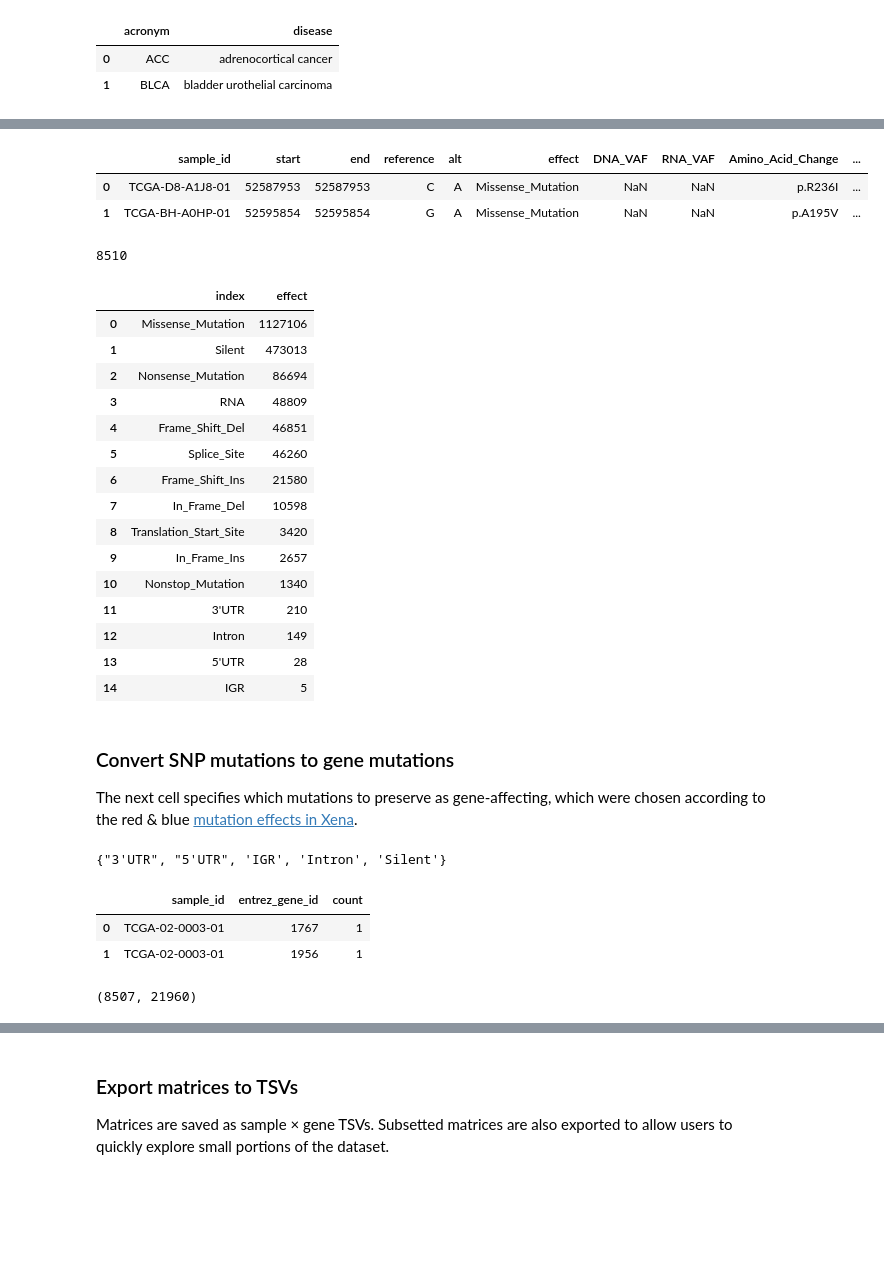
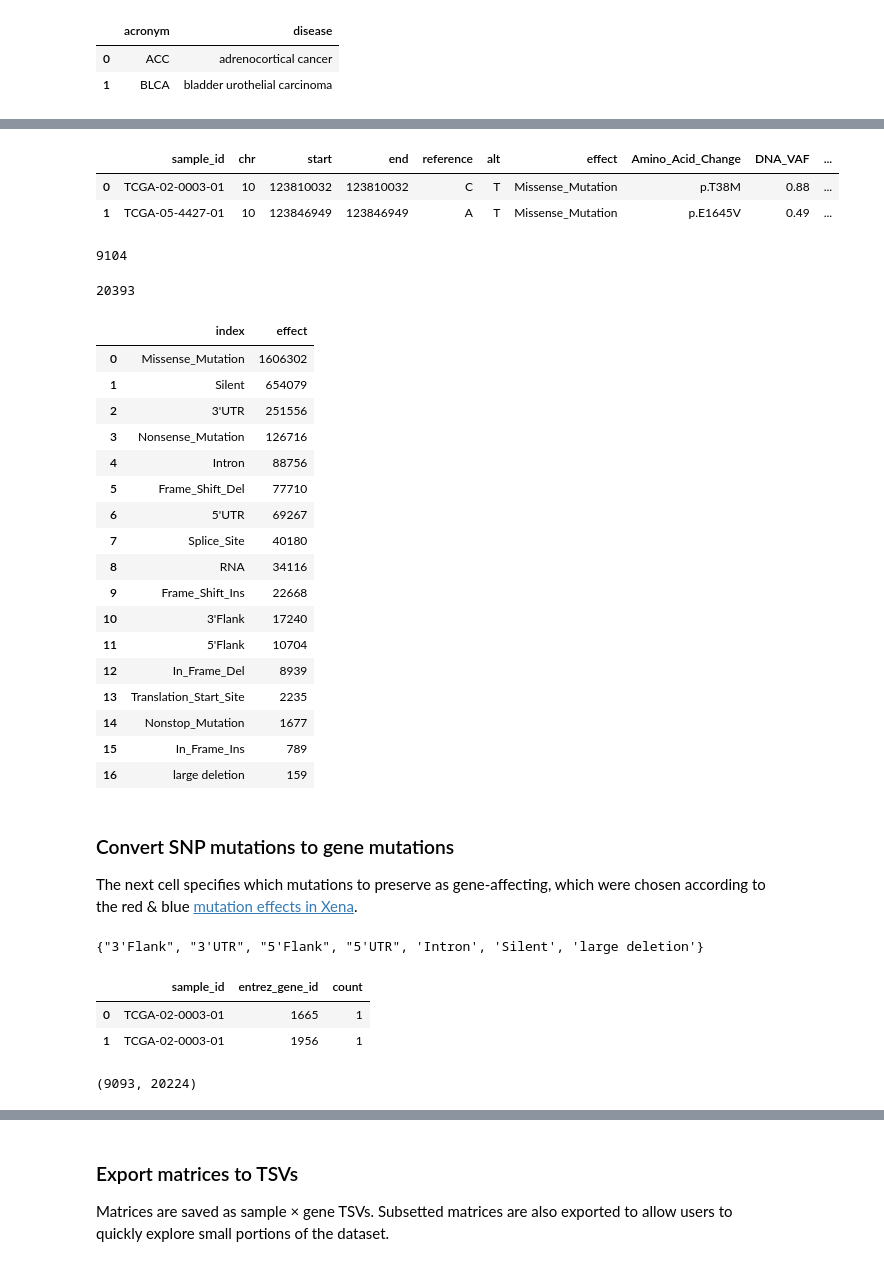
Before and after one commit to cognoma/cancer-data, a Jupyter notebook: 2.TCGA-process.ipynb, the cells around one changed output, grey strips where cells are left out. Drawn from its saved outputs; the diff is of its cells as text; code cells hidden in the pictures; blank space fills up the shorter version.

Commit message:
update processing script for pancanatlas April 2018 updates

```diff
--- a/2.TCGA-process.ipynb
+++ b/2.TCGA-process.ipynb
@@ -125,42 +184,49 @@ chr_sym_map_df.head(2)
 # %%
-path = os.path.join('download', 'PANCAN_mutation.tsv.bz2')
+path = os.path.join('download', 'mc3.v0.2.8.PUBLIC.xena.gz')
 snp_mutation_df = (
     pandas.read_table(path)
-    .rename(columns={'sample': 'sample_id', 'gene': 'symbol', 'chr': 'chromosome'})
-    .merge(chr_sym_map_df)
+    .rename(columns={'sample': 'sample_id', 'gene': 'symbol'})
+    .merge(chr_sym_map_df, on='symbol')
     .drop(['chromosome', 'symbol'], axis='columns')
     .drop_duplicates()
 )
 snp_mutation_df.head(2)
 # %% [output]
-|  | sample_id | start | end | reference | alt | effect | DNA_VAF | RNA_VAF | Amino_Acid_Change | ... |
-| 0 | TCGA-D8-A1J8-01 | 52587953 | 52587953 | C | A | Missense_Mutation | NaN | NaN | p.R236I | ... |
-| 1 | TCGA-BH-A0HP-01 | 52595854 | 52595854 | G | A | Missense_Mutation | NaN | NaN | p.A195V | ... |
+|  | sample_id | chr | start | end | reference | alt | effect | Amino_Acid_Change | DNA_VAF | ... |
+| 0 | TCGA-02-0003-01 | 10 | 123810032 | 123810032 | C | T | Missense_Mutation | p.T38M | 0.88 | ... |
+| 1 | TCGA-05-4427-01 | 10 | 123846949 | 123846949 | A | T | Missense_Mutation | p.E1645V | 0.49 | ... |
 # %%
 # Number of samples with at least one mutation
 snp_mutation_df.sample_id.nunique()
 # %% [output]
-8510
+9104
+# %%
+# Number of genes with at least one mutation
+snp_mutation_df.entrez_gene_id.nunique()
+# %% [output]
+20393
 # %%
 # Mutations counts by type
 snp_mutation_df.effect.value_counts().reset_index()
 # %% [output]
 |  | index | effect |
-| 0 | Missense_Mutation | 1127106 |
-| 1 | Silent | 473013 |
-| 2 | Nonsense_Mutation | 86694 |
-| 3 | RNA | 48809 |
-| 4 | Frame_Shift_Del | 46851 |
-| 5 | Splice_Site | 46260 |
-| 6 | Frame_Shift_Ins | 21580 |
-| 7 | In_Frame_Del | 10598 |
-| 8 | Translation_Start_Site | 3420 |
-| 9 | In_Frame_Ins | 2657 |
-| 10 | Nonstop_Mutation | 1340 |
-| 11 | 3'UTR | 210 |
-| 12 | Intron | 149 |
-| 13 | 5'UTR | 28 |
-| 14 | IGR | 5 |
+| 0 | Missense_Mutation | 1606302 |
+| 1 | Silent | 654079 |
+| 2 | 3'UTR | 251556 |
+| 3 | Nonsense_Mutation | 126716 |
+| 4 | Intron | 88756 |
+| 5 | Frame_Shift_Del | 77710 |
+| 6 | 5'UTR | 69267 |
+| 7 | Splice_Site | 40180 |
+| 8 | RNA | 34116 |
+| 9 | Frame_Shift_Ins | 22668 |
+| 10 | 3'Flank | 17240 |
+| 11 | 5'Flank | 10704 |
+| 12 | In_Frame_Del | 8939 |
+| 13 | Translation_Start_Site | 2235 |
+| 14 | Nonstop_Mutation | 1677 |
+| 15 | In_Frame_Ins | 789 |
+| 16 | large deletion | 159 |
 # %% [markdown]
 ### Convert SNP mutations to gene mutations
 
@@ -182,7 +248,7 @@ mutations = {
 # Mutations effects that were observed but nut included
 set(snp_mutation_df.effect.unique()) - mutations
 # %% [output]
-{"3'UTR", "5'UTR", 'IGR', 'Intron', 'Silent'}
+{"3'Flank", "3'UTR", "5'Flank", "5'UTR", 'Intron', 'Silent', 'large deletion'}
 # %%
 gene_mutation_df = (snp_mutation_df
     .query("effect in @mutations")
@@ -195,17 +261,21 @@ gene_mutation_df = (snp_mutation_df
 gene_mutation_df.head(2)
 # %% [output]
 |  | sample_id | entrez_gene_id | count |
-| 0 | TCGA-02-0003-01 | 1767 | 1 |
+| 0 | TCGA-02-0003-01 | 1665 | 1 |
 | 1 | TCGA-02-0003-01 | 1956 | 1 |
 # %%
 # Create a sample (rows) by gene (columns) matrix of mutation status
 gene_mutation_mat_df = (gene_mutation_df
-    .pivot_table(index='sample_id', columns='entrez_gene_id', values='count', fill_value=0)
+    .pivot_table(index='sample_id',
+                 columns='entrez_gene_id',
+                 values='count',
+                 fill_value=0)
     .astype(bool).astype(int)
 )
+gene_mutation_mat_df.columns = gene_mutation_mat_df.columns.astype(str)
 gene_mutation_mat_df.shape
 # %% [output]
-(8507, 21960)
+(9093, 20224)
 # %%
 '{:.2%} sample-gene pairs are mutated'.format(
     gene_mutation_mat_df.stack().mean())
```
Also changed, not shown: parts of 28 cells of this notebook.
